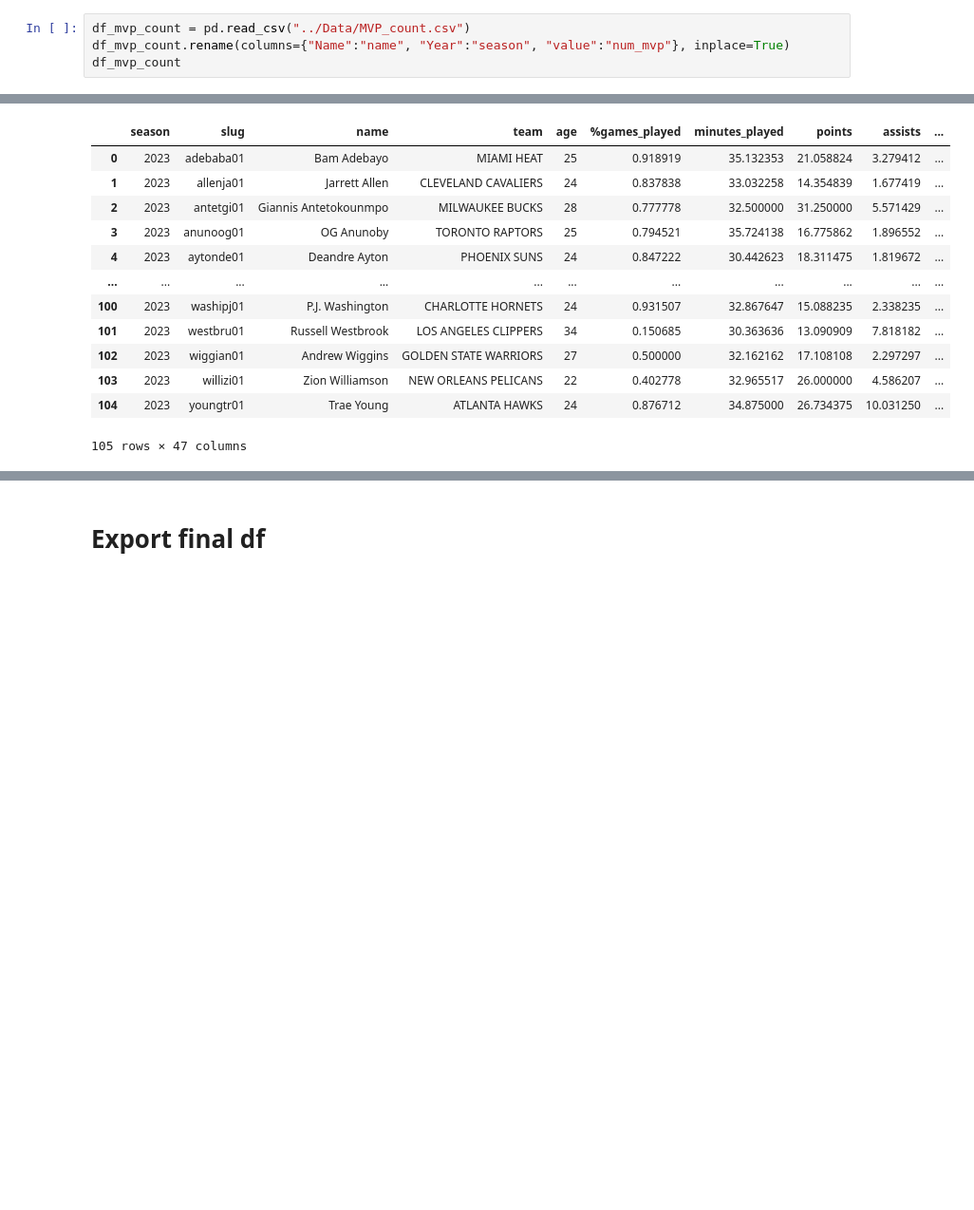
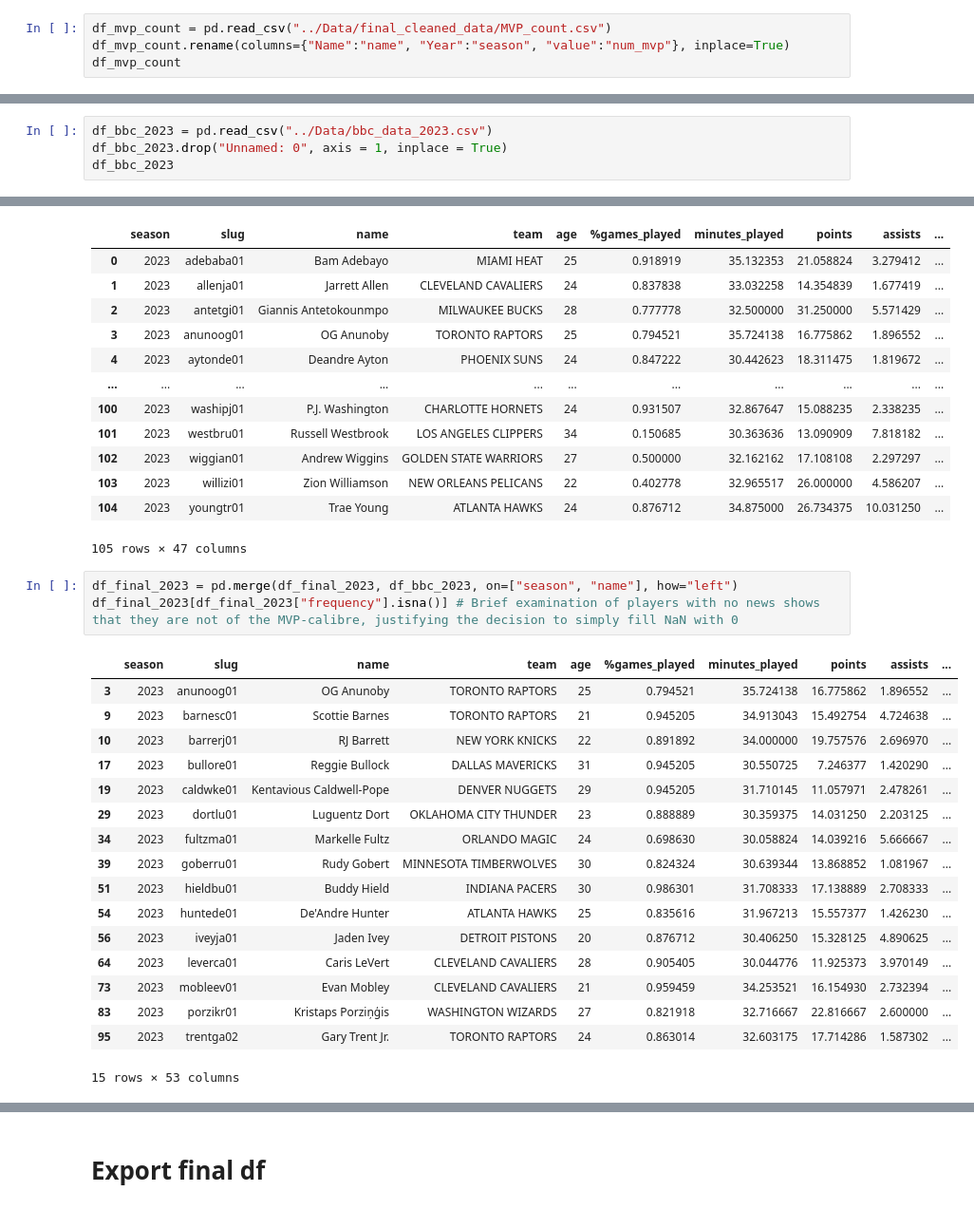
Before and after one commit to tz1211/DS105L-Project-404-Not-Found, a Jupyter notebook: Code/final_data_cleaning.ipynb, the cells around one changed output, grey strips where cells are left out. Shown at 95% size. Cells and saved outputs as stored; diff of their text form; blank space fills up the shorter version.

```diff
--- a/Code/final_data_cleaning.ipynb
+++ b/Code/final_data_cleaning.ipynb
@@ -113,7 +113,7 @@ df_teams_2023
 # %% [markdown]
 `MVP_count.csv` is designed to capture the number of time a player have won MVP and whether he has won it the previous year or previous 2 years. It is generally agreed upon that players who win their first MVP the previous year tend to win another MVP, whilst players who have won MVP 2 years in a row are highly unlikely to win a third one (sometimes termed "voter fatigue"). This dataset is designed to capture the aspect of "voter fatigue".
 # %%
-df_mvp_count = pd.read_csv("../Data/MVP_count.csv")
+df_mvp_count = pd.read_csv("../Data/final_cleaned_data/MVP_count.csv")
 df_mvp_count.rename(columns={"Name":"name", "Year":"season", "value":"num_mvp"}, inplace=True)
 df_mvp_count
 # %% [output]
@@ -132,0 +155,4 @@ df_mvp_count
+# %%
+df_bbc_2023 = pd.read_csv("../Data/bbc_data_2023.csv")
+df_bbc_2023.drop("Unnamed: 0", axis = 1, inplace = True)
+df_bbc_2023
@@ -229,3 +288,24 @@ df_final_2023
 | 103 | 2023 | willizi01 | Zion Williamson | NEW ORLEANS PELICANS | 22 | 0.402778 | 32.965517 | 26.000000 | 4.586207 | ... |
 | 104 | 2023 | youngtr01 | Trae Young | ATLANTA HAWKS | 24 | 0.876712 | 34.875000 | 26.734375 | 10.031250 | ... |
 105 rows × 47 columns
+# %%
+df_final_2023 = pd.merge(df_final_2023, df_bbc_2023, on=["season", "name"], how="left")
+df_final_2023[df_final_2023["frequency"].isna()] # Brief examination of players with no news shows that they are not of the MVP-calibre, justifying the decision to simply fill NaN with 0
+# %% [output]
+|  | season | slug | name | team | age | %games_played | minutes_played | points | assists | ... |
+| 3 | 2023 | anunoog01 | OG Anunoby | TORONTO RAPTORS | 25 | 0.794521 | 35.724138 | 16.775862 | 1.896552 | ... |
+| 9 | 2023 | barnesc01 | Scottie Barnes | TORONTO RAPTORS | 21 | 0.945205 | 34.913043 | 15.492754 | 4.724638 | ... |
+| 10 | 2023 | barrerj01 | RJ Barrett | NEW YORK KNICKS | 22 | 0.891892 | 34.000000 | 19.757576 | 2.696970 | ... |
+| 17 | 2023 | bullore01 | Reggie Bullock | DALLAS MAVERICKS | 31 | 0.945205 | 30.550725 | 7.246377 | 1.420290 | ... |
+| 19 | 2023 | caldwke01 | Kentavious Caldwell-Pope | DENVER NUGGETS | 29 | 0.945205 | 31.710145 | 11.057971 | 2.478261 | ... |
+| 29 | 2023 | dortlu01 | Luguentz Dort | OKLAHOMA CITY THUNDER | 23 | 0.888889 | 30.359375 | 14.031250 | 2.203125 | ... |
+| 34 | 2023 | fultzma01 | Markelle Fultz | ORLANDO MAGIC | 24 | 0.698630 | 30.058824 | 14.039216 | 5.666667 | ... |
+| 39 | 2023 | goberru01 | Rudy Gobert | MINNESOTA TIMBERWOLVES | 30 | 0.824324 | 30.639344 | 13.868852 | 1.081967 | ... |
+| 51 | 2023 | hieldbu01 | Buddy Hield | INDIANA PACERS | 30 | 0.986301 | 31.708333 | 17.138889 | 2.708333 | ... |
+| 54 | 2023 | huntede01 | De'Andre Hunter | ATLANTA HAWKS | 25 | 0.835616 | 31.967213 | 15.557377 | 1.426230 | ... |
+| 56 | 2023 | iveyja01 | Jaden Ivey | DETROIT PISTONS | 20 | 0.876712 | 30.406250 | 15.328125 | 4.890625 | ... |
+| 64 | 2023 | leverca01 | Caris LeVert | CLEVELAND CAVALIERS | 28 | 0.905405 | 30.044776 | 11.925373 | 3.970149 | ... |
+| 73 | 2023 | mobleev01 | Evan Mobley | CLEVELAND CAVALIERS | 21 | 0.959459 | 34.253521 | 16.154930 | 2.732394 | ... |
+| 83 | 2023 | porzikr01 | Kristaps Porziņģis | WASHINGTON WIZARDS | 27 | 0.821918 | 32.716667 | 22.816667 | 2.600000 | ... |
+| 95 | 2023 | trentga02 | Gary Trent Jr. | TORONTO RAPTORS | 24 | 0.863014 | 32.603175 | 17.714286 | 1.587302 | ... |
+15 rows × 53 columns
```
Also changed, not shown: parts of 10 cells of this notebook.
